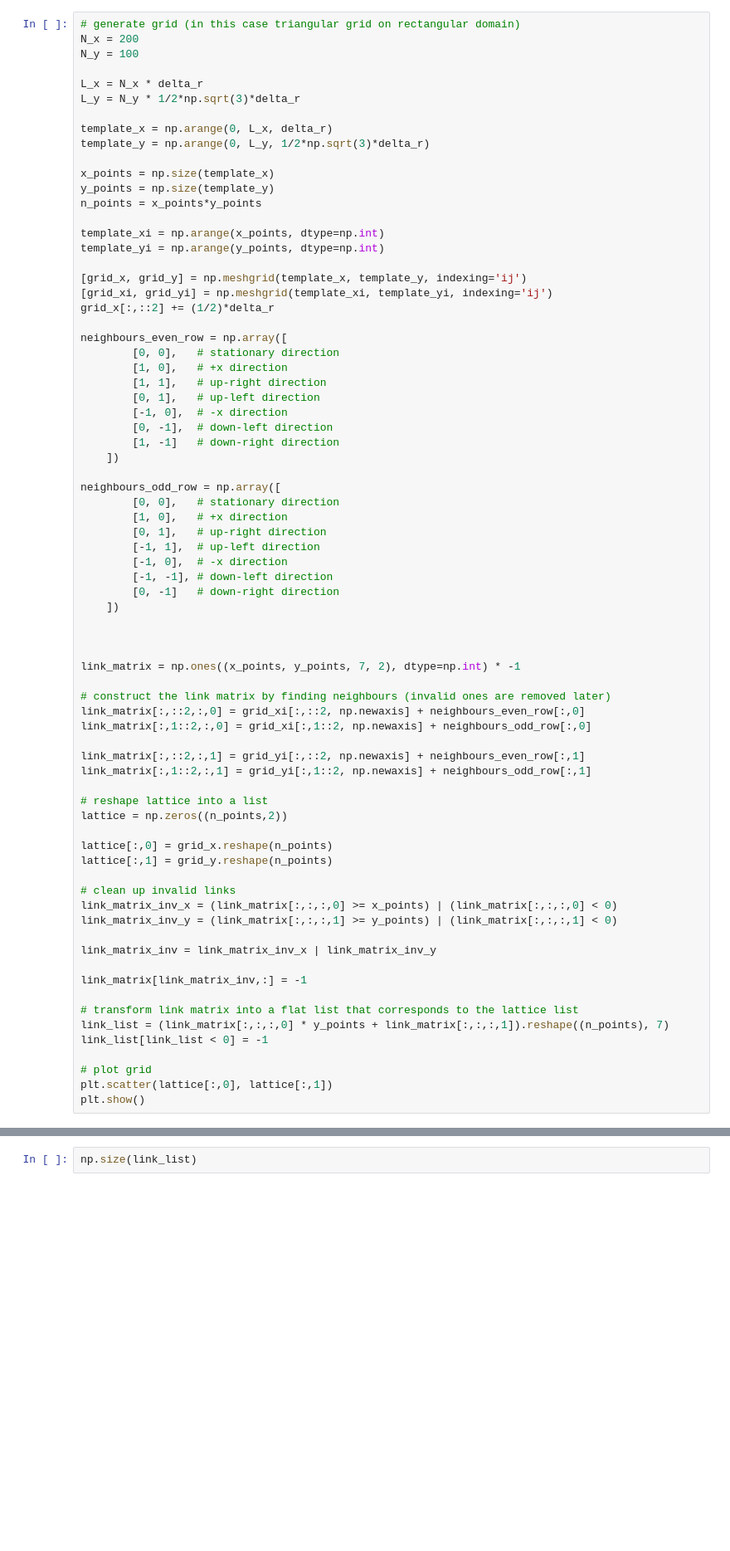
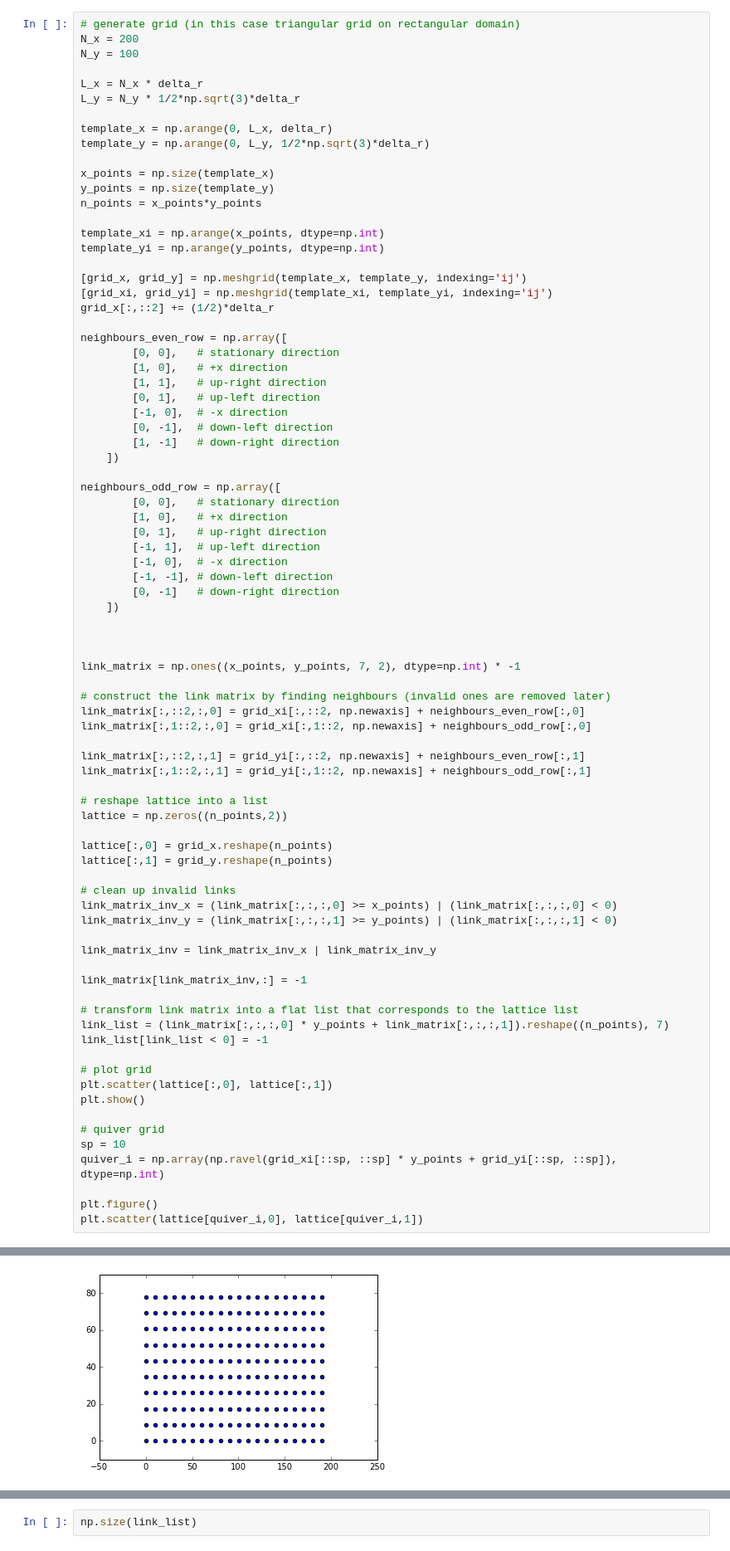
Before and after one commit to szwetsloot/comp-phys-lb, a Jupyter notebook: LBJesseInletOutletBC.ipynb, the cells around one changed output, grey strips where cells are left out. Shown: that part at 83% size. Cells and saved outputs as stored; diff of their text form; blank space fills up the shorter version.

```diff
--- a/LBJesseInletOutletBC.ipynb
+++ b/LBJesseInletOutletBC.ipynb
@@ -115,5 +115,12 @@ link_list[link_list < 0] = -1
 # plot grid
 plt.scatter(lattice[:,0], lattice[:,1])
 plt.show()
+
+# quiver grid
+sp = 10
+quiver_i = np.array(np.ravel(grid_xi[::sp, ::sp] * y_points + grid_yi[::sp, ::sp]), dtype=np.int)
+
+plt.figure()
+plt.scatter(lattice[quiver_i,0], lattice[quiver_i,1])
 # %% [output]
 [figure]
@@ -120,3 +128,4 @@ plt.show()
+[figure, added]
 # %%
 # identify different types of nodes
 # bouncing walls identification
```
Also changed, not shown: parts of 5 cells of this notebook, 3 other files.
